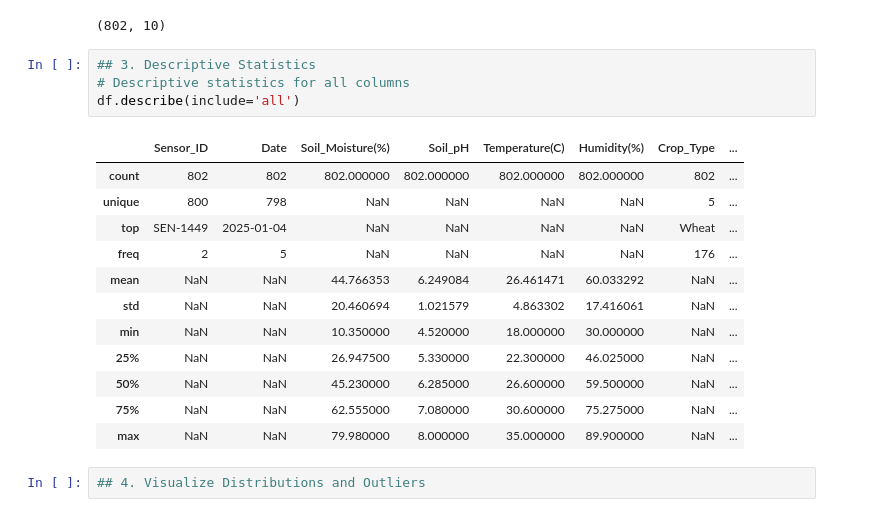
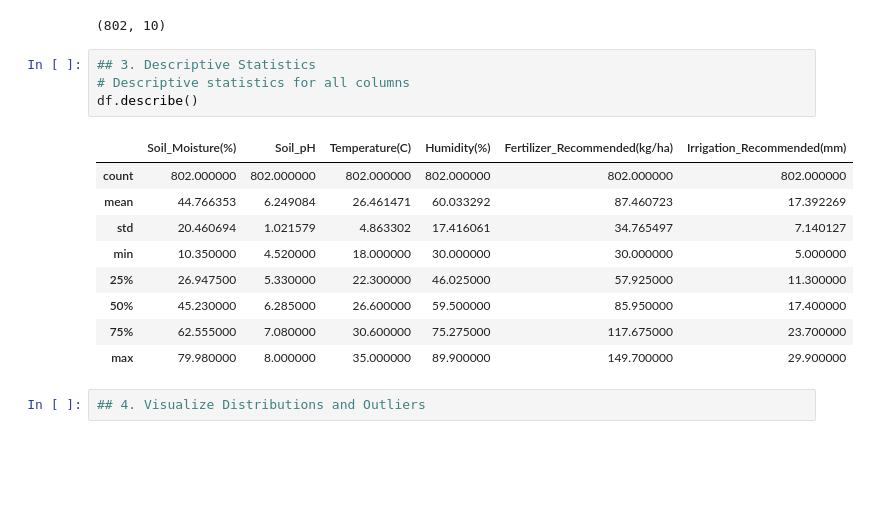
Before and after one commit to MahamatAbdelrassoul/Yohana_Mahamat_Abdelrassoul, a Jupyter notebook: Assignment_5.ipynb, the cells around one changed output. Drawn from its saved outputs; the diff is of its cells as text; blank space fills up the shorter version.

```diff
--- a/Assignment_5.ipynb
+++ b/Assignment_5.ipynb
@@ -149,20 +149,17 @@ df.shape
 # %%
 ## 3. Descriptive Statistics
 # Descriptive statistics for all columns
-df.describe(include='all')
+df.describe()
 # %% [output]
-|  | Sensor_ID | Date | Soil_Moisture(%) | Soil_pH | Temperature(C) | Humidity(%) | Crop_Type | ... |
-| count | 802 | 802 | 802.000000 | 802.000000 | 802.000000 | 802.000000 | 802 | ... |
-| unique | 800 | 798 | NaN | NaN | NaN | NaN | 5 | ... |
-| top | SEN-1449 | 2025-01-04 | NaN | NaN | NaN | NaN | Wheat | ... |
-| freq | 2 | 5 | NaN | NaN | NaN | NaN | 176 | ... |
-| mean | NaN | NaN | 44.766353 | 6.249084 | 26.461471 | 60.033292 | NaN | ... |
-| std | NaN | NaN | 20.460694 | 1.021579 | 4.863302 | 17.416061 | NaN | ... |
-| min | NaN | NaN | 10.350000 | 4.520000 | 18.000000 | 30.000000 | NaN | ... |
-| 25% | NaN | NaN | 26.947500 | 5.330000 | 22.300000 | 46.025000 | NaN | ... |
-| 50% | NaN | NaN | 45.230000 | 6.285000 | 26.600000 | 59.500000 | NaN | ... |
-| 75% | NaN | NaN | 62.555000 | 7.080000 | 30.600000 | 75.275000 | NaN | ... |
-| max | NaN | NaN | 79.980000 | 8.000000 | 35.000000 | 89.900000 | NaN | ... |
+|  | Soil_Moisture(%) | Soil_pH | Temperature(C) | Humidity(%) | Fertilizer_Recommended(kg/ha) | Irrigation_Recommended(mm) |
+| count | 802.000000 | 802.000000 | 802.000000 | 802.000000 | 802.000000 | 802.000000 |
+| mean | 44.766353 | 6.249084 | 26.461471 | 60.033292 | 87.460723 | 17.392269 |
+| std | 20.460694 | 1.021579 | 4.863302 | 17.416061 | 34.765497 | 7.140127 |
+| min | 10.350000 | 4.520000 | 18.000000 | 30.000000 | 30.000000 | 5.000000 |
+| 25% | 26.947500 | 5.330000 | 22.300000 | 46.025000 | 57.925000 | 11.300000 |
+| 50% | 45.230000 | 6.285000 | 26.600000 | 59.500000 | 85.950000 | 17.400000 |
+| 75% | 62.555000 | 7.080000 | 30.600000 | 75.275000 | 117.675000 | 23.700000 |
+| max | 79.980000 | 8.000000 | 35.000000 | 89.900000 | 149.700000 | 29.900000 |
 # %%
 ## 4. Visualize Distributions and Outliers
 # %%
```
